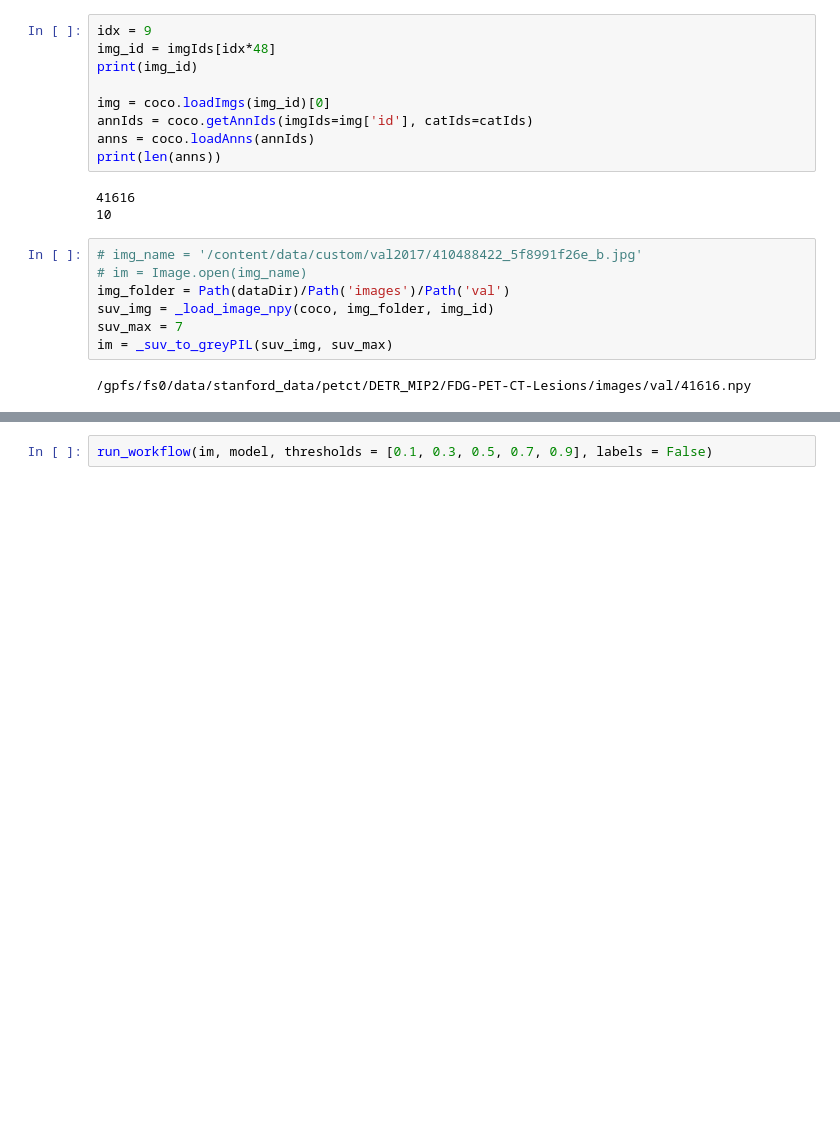
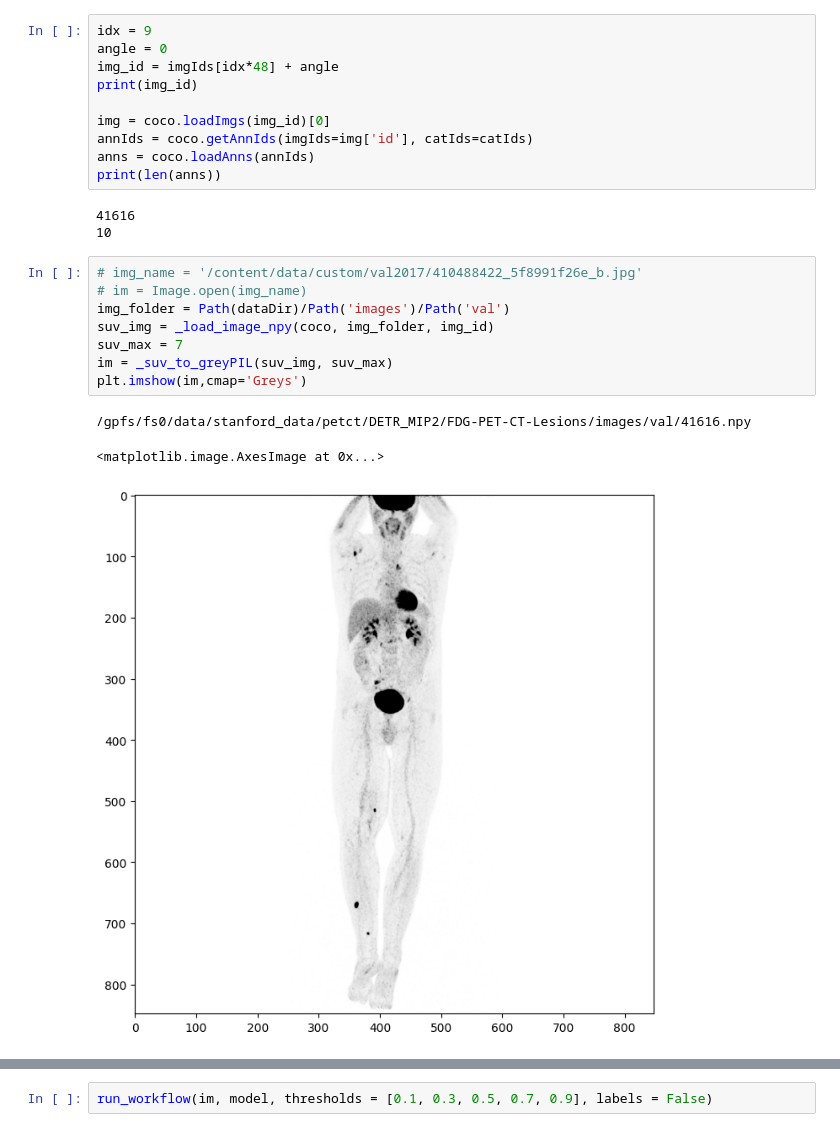
Before and after one commit to joytywu/detr, a Jupyter notebook: visualize_finetuned_detr-petct.ipynb, the cells around one changed output, grey strips where cells are left out. Drawn from its saved outputs; the diff is of its cells as text; blank space fills up the shorter version.

```diff
--- a/visualize_finetuned_detr-petct.ipynb
+++ b/visualize_finetuned_detr-petct.ipynb
@@ -518,7 +520,8 @@ catIds = coco.getCatIds(catNms=['tumor']);
 imgIds = coco.getImgIds(catIds=catIds );
 # %%
 idx = 9
-img_id = imgIds[idx*48]
+angle = 0
+img_id = imgIds[idx*48] + angle
 print(img_id)
 
 img = coco.loadImgs(img_id)[0]
@@ -531,12 +534,15 @@ print(len(anns))
 # %%
 # img_name = '/content/data/custom/val2017/410488422_5f8991f26e_b.jpg'
 # im = Image.open(img_name)
 img_folder = Path(dataDir)/Path('images')/Path('val')
 suv_img = _load_image_npy(coco, img_folder, img_id)
 suv_max = 7
 im = _suv_to_greyPIL(suv_img, suv_max)
+plt.imshow(im,cmap='Greys')
 # %% [output]
 /gpfs/fs0/data/stanford_data/petct/DETR_MIP2/FDG-PET-CT-Lesions/images/val/41616.npy
+<matplotlib.image.AxesImage at 0x...>
+[figure, added]
 # %%
 plt.imshow(im)
 coco.showAnns(anns, draw_bbox=True)
```
Also changed, not shown: parts of 5 cells of this notebook, 1 other file.
